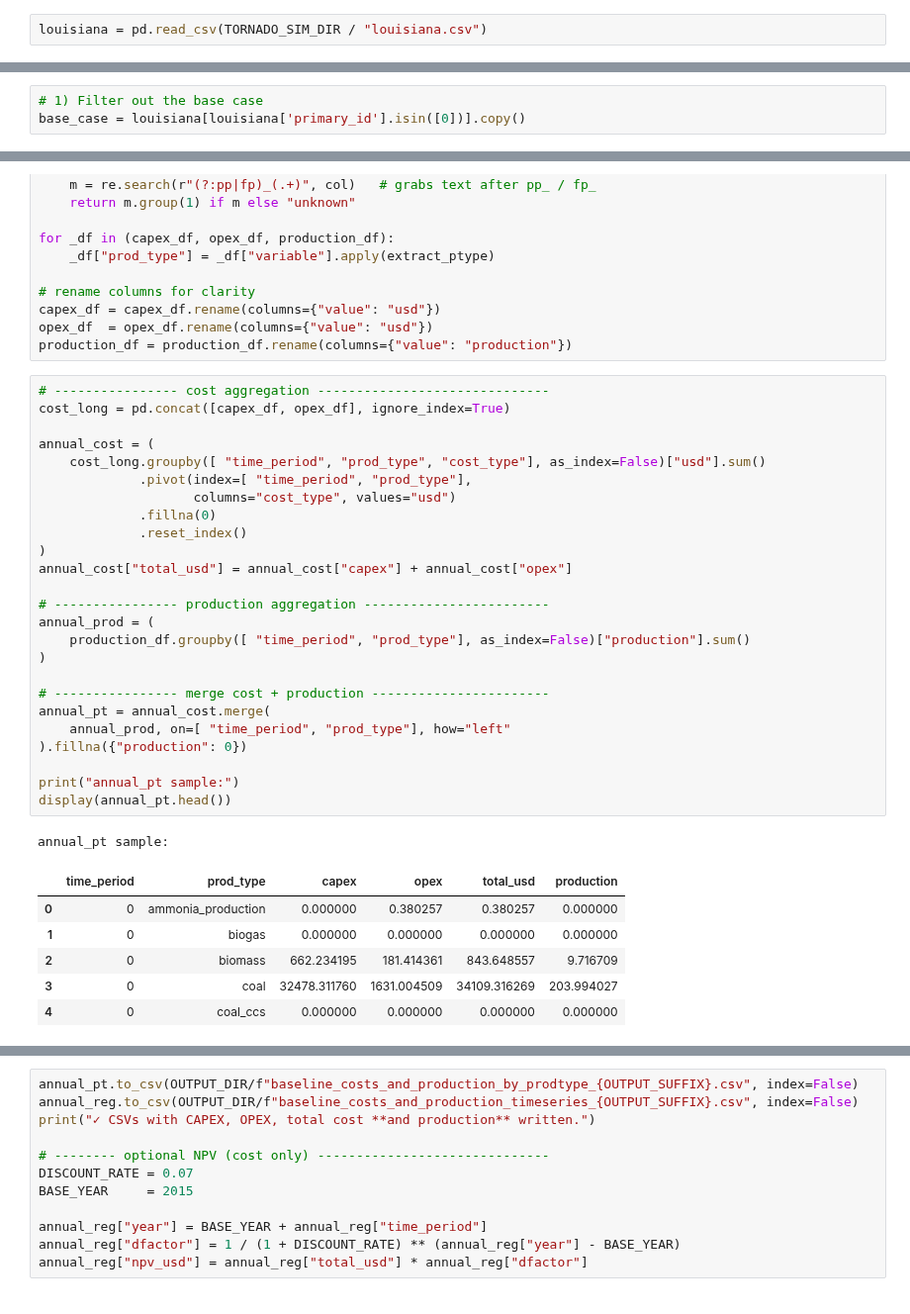
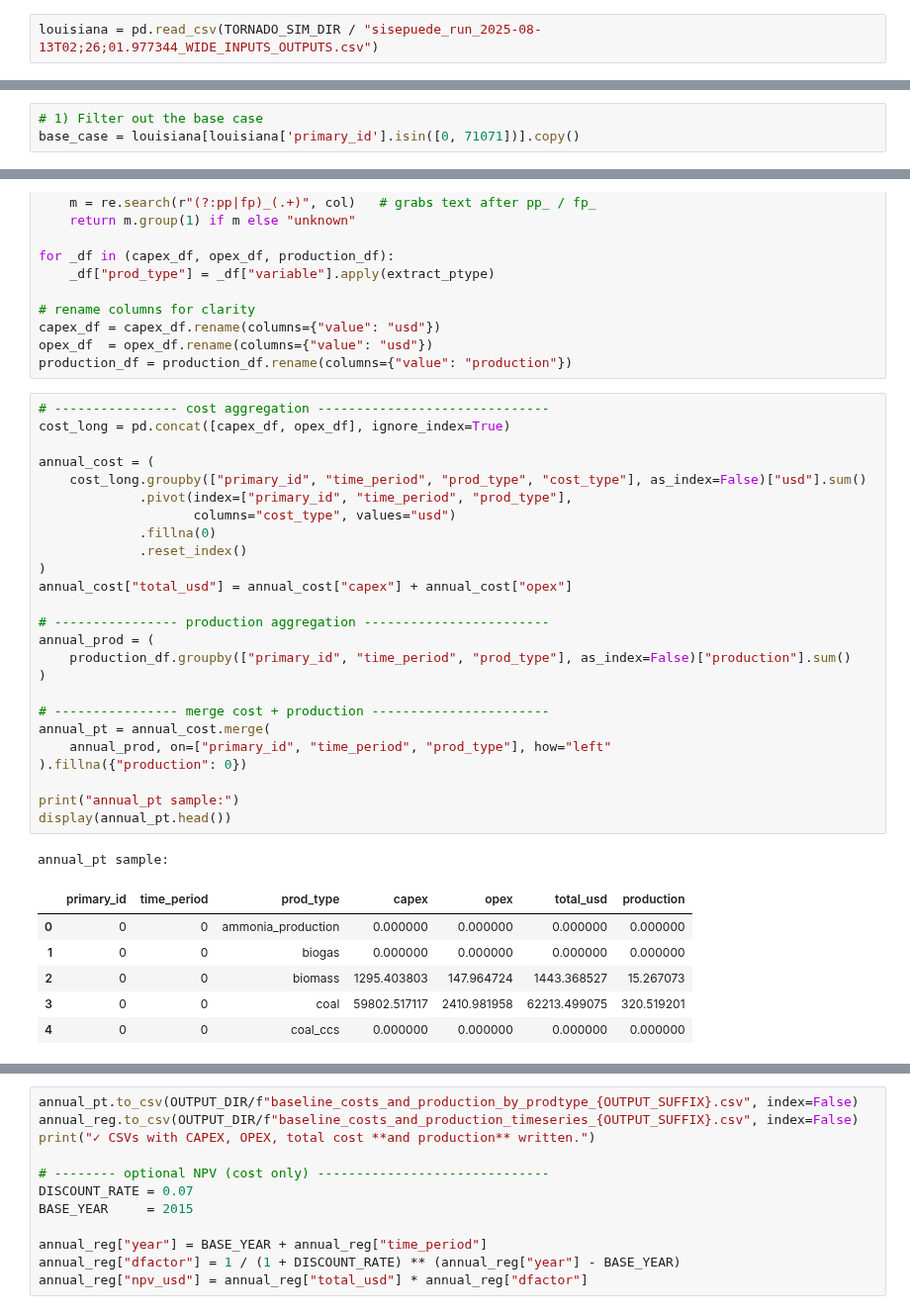
Before and after one commit to sisepuede-framework/ssp_louisiana, a Jupyter notebook: jobs_data_prep/notebooks/overall_lsu_data.ipynb, the cells around one changed output, grey strips where cells are left out. Shown at 99% size. Drawn from its saved outputs; the diff is of its cells as text.

Commit message:
ccs capex fix

```diff
--- a/jobs_data_prep/notebooks/overall_lsu_data.ipynb
+++ b/jobs_data_prep/notebooks/overall_lsu_data.ipynb
@@ -20,7 +20,7 @@ TORNADO_SIM_DIR = SIMULATION_DIR /"data_for_LSU"
 OUTPUT_DIR     = DATA_DIR / "output/"
 OUTPUT_SUFFIX = datetime.today().strftime('%Y-%m-%d')
 # %%
-louisiana = pd.read_csv(TORNADO_SIM_DIR / "louisiana.csv")
+louisiana = pd.read_csv(TORNADO_SIM_DIR / "sisepuede_run_2025-08-13T02;26;01.977344_WIDE_INPUTS_OUTPUTS.csv")
 # %%
 louisiana
 # %% [output]
@@ -40,6 +40,6 @@ louisiana
 # %%
 # 1) Filter out the base case
-base_case = louisiana[louisiana['primary_id'].isin([0])].copy()
+base_case = louisiana[louisiana['primary_id'].isin([0, 71071])].copy()
 # %% [markdown]
 # Fugitive Emissions and CCS
 # %%
@@ -577,35 +577,35 @@ production_df = production_df.rename(columns={"value": "production"})
 # %%
 # ---------------- cost aggregation ------------------------------
 cost_long = pd.concat([capex_df, opex_df], ignore_index=True)
 
 annual_cost = (
-    cost_long.groupby([ "time_period", "prod_type", "cost_type"], as_index=False)["usd"].sum()
-             .pivot(index=[ "time_period", "prod_type"],
+    cost_long.groupby(["primary_id", "time_period", "prod_type", "cost_type"], as_index=False)["usd"].sum()
+             .pivot(index=["primary_id", "time_period", "prod_type"],
                     columns="cost_type", values="usd")
              .fillna(0)
              .reset_index()
 )
 annual_cost["total_usd"] = annual_cost["capex"] + annual_cost["opex"]
 
 # ---------------- production aggregation ------------------------
 annual_prod = (
-    production_df.groupby([ "time_period", "prod_type"], as_index=False)["production"].sum()
+    production_df.groupby(["primary_id", "time_period", "prod_type"], as_index=False)["production"].sum()
 )
 
 # ---------------- merge cost + production -----------------------
 annual_pt = annual_cost.merge(
-    annual_prod, on=[ "time_period", "prod_type"], how="left"
+    annual_prod, on=["primary_id", "time_period", "prod_type"], how="left"
 ).fillna({"production": 0})
 
 print("annual_pt sample:")
 display(annual_pt.head())
 # %% [output]
 annual_pt sample:
-|  | time_period | prod_type | capex | opex | total_usd | production |
-| 0 | 0 | ammonia_production | 0.000000 | 0.380257 | 0.380257 | 0.000000 |
-| 1 | 0 | biogas | 0.000000 | 0.000000 | 0.000000 | 0.000000 |
-| 2 | 0 | biomass | 662.234195 | 181.414361 | 843.648557 | 9.716709 |
-| 3 | 0 | coal | 32478.311760 | 1631.004509 | 34109.316269 | 203.994027 |
-| 4 | 0 | coal_ccs | 0.000000 | 0.000000 | 0.000000 | 0.000000 |
+|  | primary_id | time_period | prod_type | capex | opex | total_usd | production |
+| 0 | 0 | 0 | ammonia_production | 0.000000 | 0.000000 | 0.000000 | 0.000000 |
+| 1 | 0 | 0 | biogas | 0.000000 | 0.000000 | 0.000000 | 0.000000 |
+| 2 | 0 | 0 | biomass | 1295.403803 | 147.964724 | 1443.368527 | 15.267073 |
+| 3 | 0 | 0 | coal | 59802.517117 | 2410.981958 | 62213.499075 | 320.519201 |
+| 4 | 0 | 0 | coal_ccs | 0.000000 | 0.000000 | 0.000000 | 0.000000 |
 # %%
 annual_reg_cost = (
```
Also changed, not shown: parts of 3 cells of this notebook.
